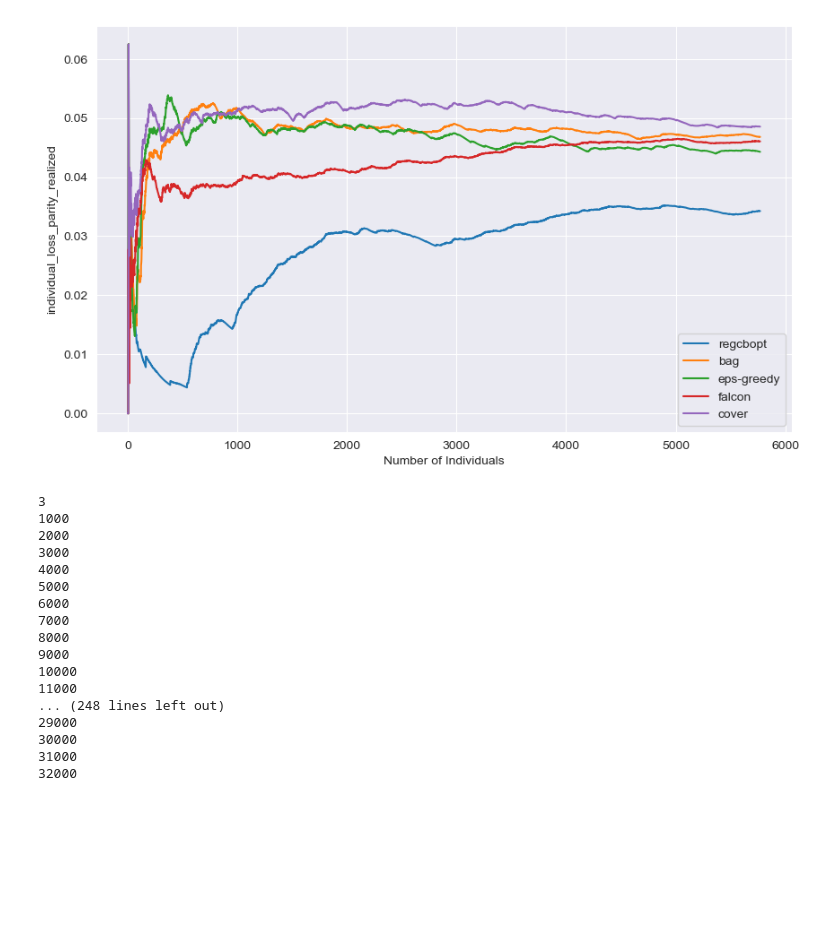
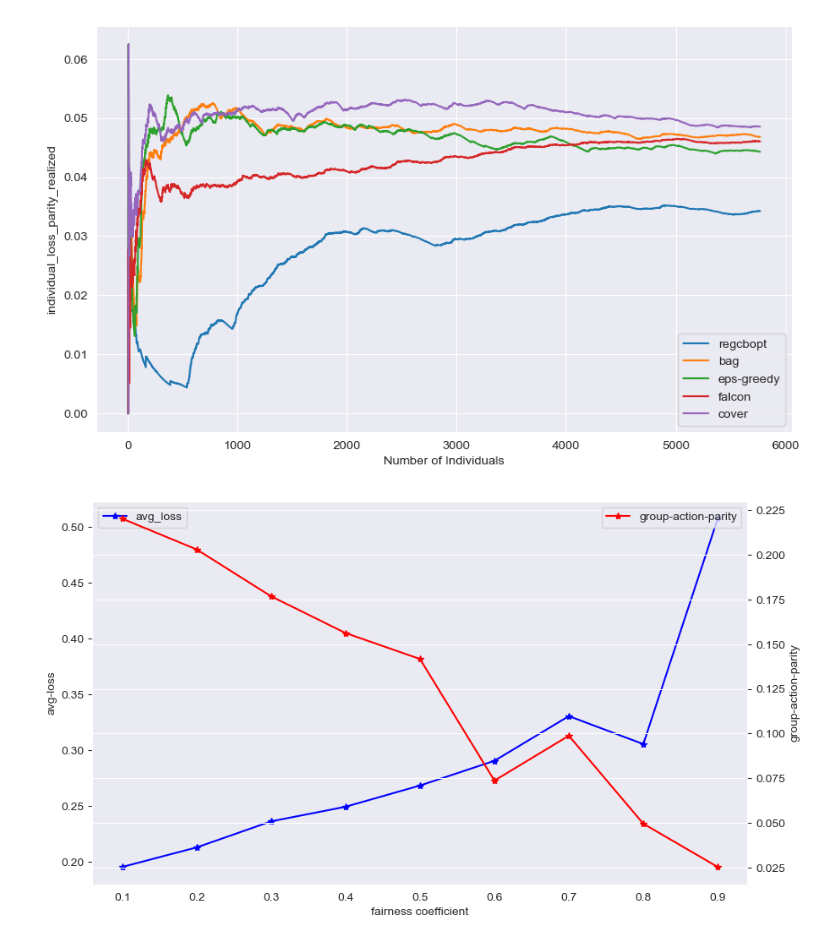
Before and after one commit to wangtianyu61/fa-alg, a Jupyter notebook: figure.ipynb, the cells around one changed output. Drawn from its saved outputs; the diff is of its cells as text; code cells hidden in the pictures; blank space fills up the shorter version.

```diff
--- a/figure.ipynb
+++ b/figure.ipynb
@@ -147,21 +149,31 @@ filename = dataset + '.csv'
-# %%
-from src.falcon_eval_fair import *
-run_falcon_fair_loss('adult')
-# %% [output]
-3
-1000
-2000
-3000
-4000
-5000
-6000
-7000
-8000
-9000
-10000
-11000
-... (248 lines left out)
-29000
-30000
-31000
-32000
+# %%
+# SHOW THE TREND FOR REGRET W.R.T. UNFAIRNESS individual-parity, group-action-parity
+from src.datasets.tabular import ADULT, BRFSS, CANDC, COMPAS, GERMAN
+import os
+import matplotlib.pyplot as plt
+import seaborn as sns
+import pandas as pd
+dataset = ADULT
+output_path = 'results/' + dataset
+fair_type = 'group-action-parity'
+fair_label_dict = {'individual-parity': 'individual_loss_parity_realized',
+                    'group-action-parity': 'group_action_parity_realized'}
+filename = dataset + '_summary_' + fair_type + '.csv'
+df = pd.read_csv(os.path.join(output_path, filename))
+fig = plt.figure(figsize = (10, 6), dpi = 100)
+sns.set_style('darkgrid')
+ax = fig.add_subplot(111)
+ax.grid()
+ax.plot(df['ind_parity'], df['avg_loss'], color = 'blue', marker = '*', label = 'avg_loss')
+ax.legend(loc = 'upper left')
+
+ax2 = ax.twinx()
+ax2.plot(df['ind_parity'], df[fair_label_dict[fair_type]], color = 'red', marker = '*', label = fair_type)
+ax.set_xlabel('fairness coefficient')
+ax.set_ylabel('avg-loss')
+ax2.set_ylabel(fair_type)
+ax2.legend(loc = 'upper right')
+
+plt.show()
+# %% [output]
+[figure, added]
```
Also changed, not shown: parts of 3 cells of this notebook, 3 other files.
